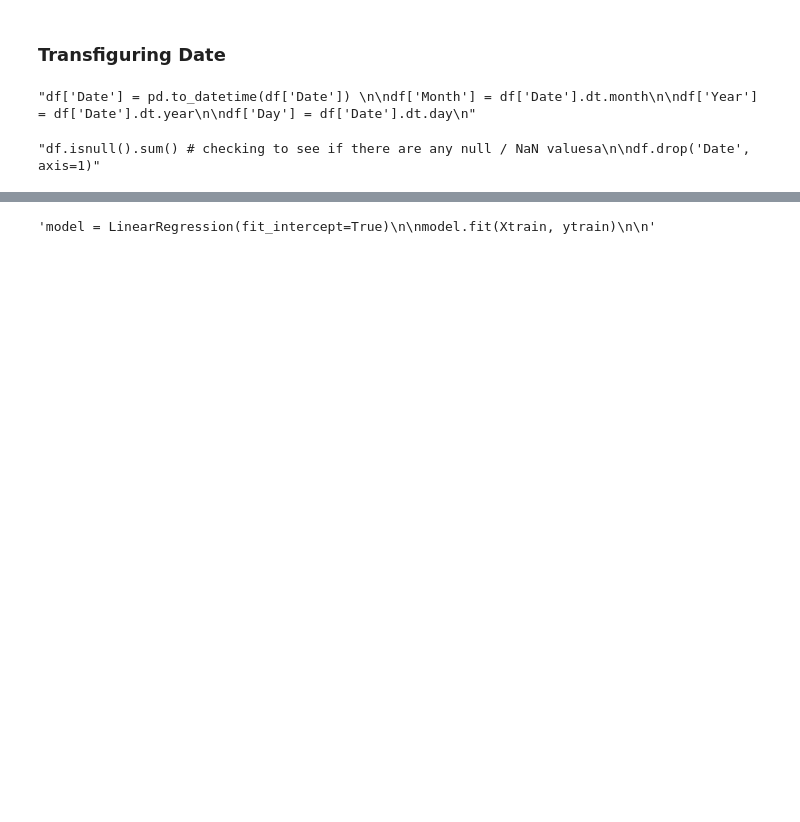
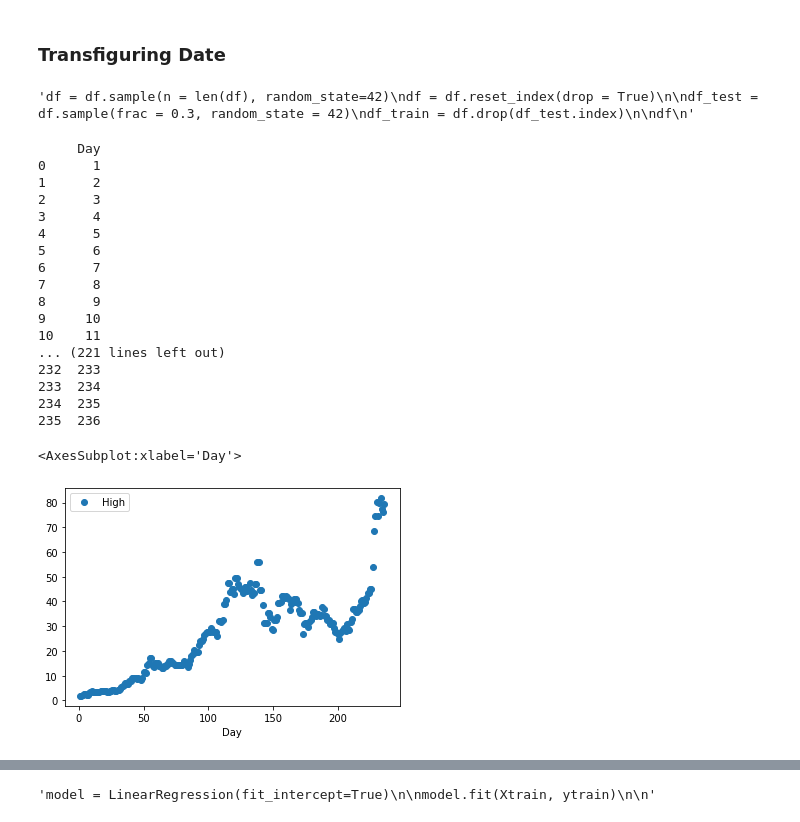
Before and after one commit to amen-ma/DataScienceFinalProject, a Jupyter notebook: solana.ipynb, the cells around one changed output, grey strips where cells are left out. Drawn from its saved outputs; the diff is of its cells as text; code cells hidden in the pictures; blank space fills up the shorter version.

```diff
--- a/solana.ipynb
+++ b/solana.ipynb
@@ -36,14 +55,66 @@ df['Year'] = df['Date'].dt.year
 
 df['Day'] = df['Date'].dt.day
 '''
+'''df = df.sample(n = len(df), random_state=42)
+df = df.reset_index(drop = True)
+
+df_test = df.sample(frac = 0.3, random_state = 42)
+df_train = df.drop(df_test.index)
+
+df
+'''
 # %% [output]
-"df['Date'] = pd.to_datetime(df['Date']) \n\ndf['Month'] = df['Date'].dt.month\n\ndf['Year'] = df['Date'].dt.year\n\ndf['Day'] = df['Date'].dt.day\n"
+'df = df.sample(n = len(df), random_state=42)\ndf = df.reset_index(drop = True)\n\ndf_test = df.sample(frac = 0.3, random_state = 42)\ndf_train = df.drop(df_test.index)\n\ndf\n'
-# %%
-'''df.isnull().sum() # checking to see if there are any null / NaN valuesa
-
-df.drop('Date', axis=1)'''
-# %% [output]
-"df.isnull().sum() # checking to see if there are any null / NaN valuesa\n\ndf.drop('Date', axis=1)"
+# %%
+'''df.isnull().sum() # checking to see if there are any null / NaN valuesa
+
+df.drop('Date', axis=1)'''
+
+
+#X_train = df_train[col2use].values
+#X_test = df_test[col2use].values
+
+#y_train = df_train['Day'].values
+#y_test = df_train['Day'].values
+
+#y_train.shape
+#X_test.shape
+
+X_solana = df[['Day', 'Price','Low', 'Change %']]
+print(X_solana)
+
+# df.iloc[:,1:2].values
+
+
+y_solana = df[['High']]
+
+#df.iloc[:,4:5].values
+
+X_train, X_test, y_train, y_test = train_test_split(X_solana, y_solana, test_size=0.25)
+#X_solana.shape
+y_solana.shape
+
+df.plot(x='Day', y='High', style='o')
+# %% [output]
+     Day
+0      1
+1      2
+2      3
+3      4
+4      5
+5      6
+6      7
+7      8
+8      9
+9     10
+10    11
+... (221 lines left out)
+232  233
+233  234
+234  235
+235  236
+<AxesSubplot:xlabel='Day'>
+[figure, added]
 # %%
 '''x = df
 
```
Also changed, not shown: parts of 5 cells of this notebook, 1 other file.
